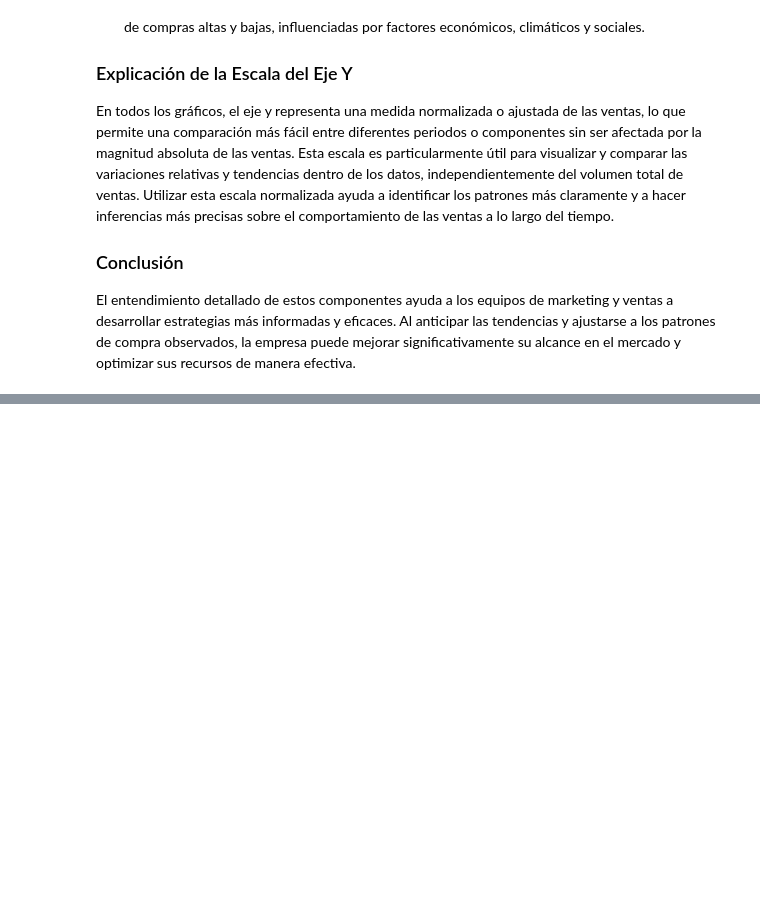
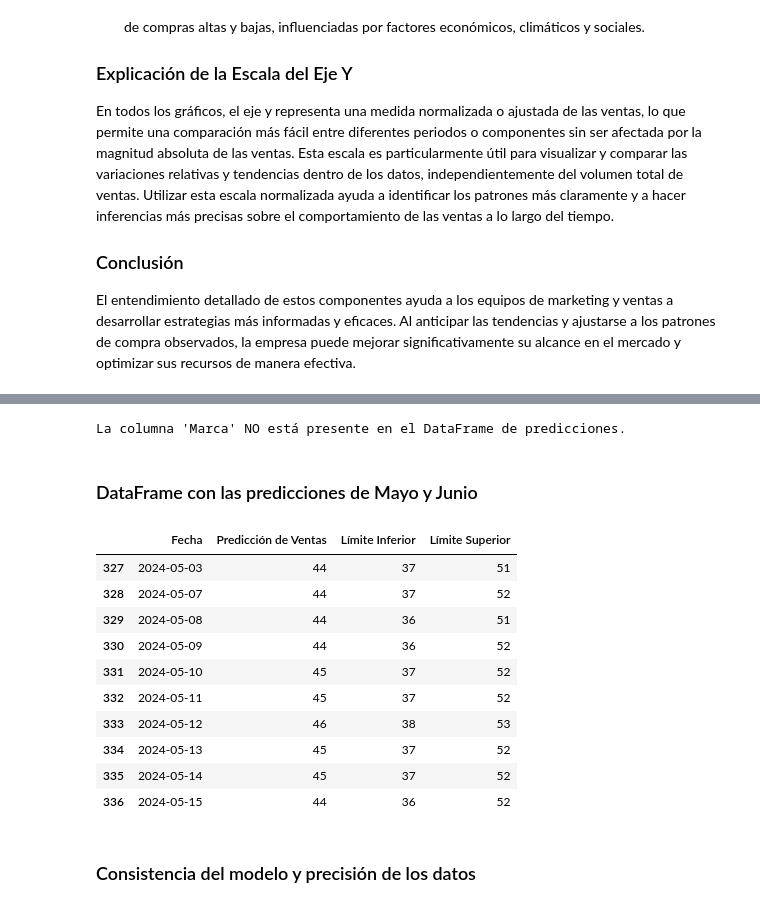
Before and after one commit to Nambu89/Vehicle-Sales-Prediction-Project-in-Spain, a Jupyter notebook: Sales.ipynb, the cells around one changed output, grey strips where cells are left out. Saved outputs shown, nothing was run; the diff lists cells and outputs as text; code cells hidden in the pictures; blank space fills up the shorter version.

```diff
--- a/Sales.ipynb
+++ b/Sales.ipynb
@@ -367,0 +485,49 @@ El entendimiento detallado de estos componentes ayuda a los equipos de marketing
+# %%
+# Verificar si la columna 'Marca' existe en el DataFrame
+if 'Marca' in sales_predictions.columns:
+    print("La columna 'Marca' está presente en el DataFrame de predicciones.")
+else:
+    print("La columna 'Marca' NO está presente en el DataFrame de predicciones.")
+# %% [output]
+La columna 'Marca' NO está presente en el DataFrame de predicciones.
+# %% [markdown]
+### DataFrame con las predicciones de Mayo y Junio
+# %%
+# Seleccionar las columnas relevantes
+sales_predictions = may_june_forecast[['ds', 'yhat', 'yhat_lower', 'yhat_upper']]
+# %%
+# Renombrar las columnas para un mejor entendimiento
+sales_predictions.columns = ['Fecha', 'Predicción de Ventas', 'Límite Inferior', 'Límite Superior']
+# %%
+# Ajustes en la escala de ventas para mejor presentación y comprensión
+sales_predictions.loc[:, 'Predicción de Ventas'] = (sales_predictions['Predicción de Ventas'] / 100) * 100
+sales_predictions.loc[:, 'Límite Inferior'] = (sales_predictions['Límite Inferior'] / 100) * 100
+sales_predictions.loc[:, 'Límite Superior'] = (sales_predictions['Límite Superior'] / 100) * 100
+
+# Redondeo de cantidades
+sales_predictions = sales_predictions.round({
+    'Predicción de Ventas': 0,
+    'Límite Inferior': 0,
+    'Límite Superior': 0
+})
+
+# Convertir a enteros para su presentación
+sales_predictions['Predicción de Ventas'] = sales_predictions['Predicción de Ventas'].astype(int)
+sales_predictions['Límite Inferior'] = sales_predictions['Límite Inferior'].astype(int)
+sales_predictions['Límite Superior'] = sales_predictions['Límite Superior'].astype(int)
+# %%
+sales_predictions.head(10)
+# %% [output]
+|  | Fecha | Predicción de Ventas | Límite Inferior | Límite Superior |
+| 327 | 2024-05-03 | 44 | 37 | 51 |
+| 328 | 2024-05-07 | 44 | 37 | 52 |
+| 329 | 2024-05-08 | 44 | 36 | 51 |
+| 330 | 2024-05-09 | 44 | 36 | 52 |
+| 331 | 2024-05-10 | 45 | 37 | 52 |
+| 332 | 2024-05-11 | 45 | 37 | 52 |
+| 333 | 2024-05-12 | 46 | 38 | 53 |
+| 334 | 2024-05-13 | 45 | 37 | 52 |
+| 335 | 2024-05-14 | 45 | 37 | 52 |
+| 336 | 2024-05-15 | 44 | 36 | 52 |
+# %% [markdown]
+### Consistencia del modelo y precisión de los datos
```
Also changed, not shown: parts of 15 cells of this notebook.
